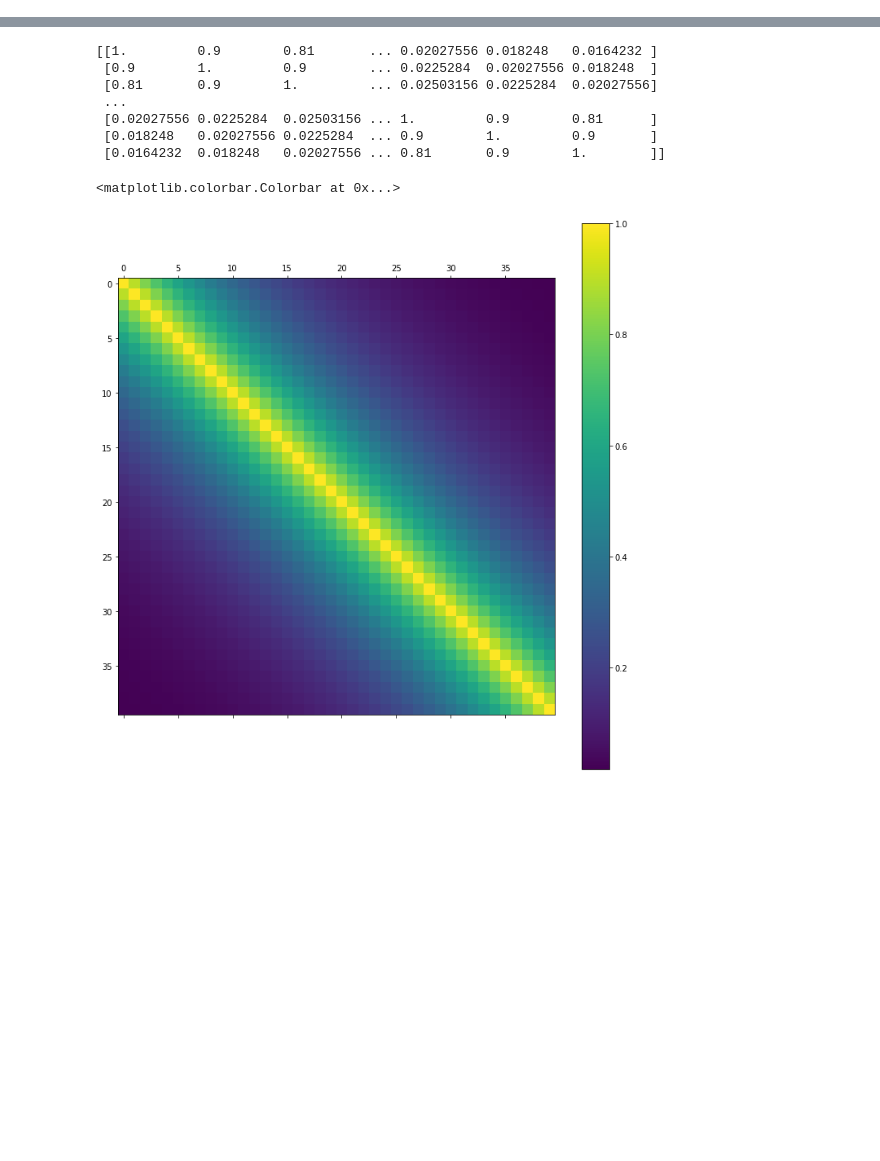
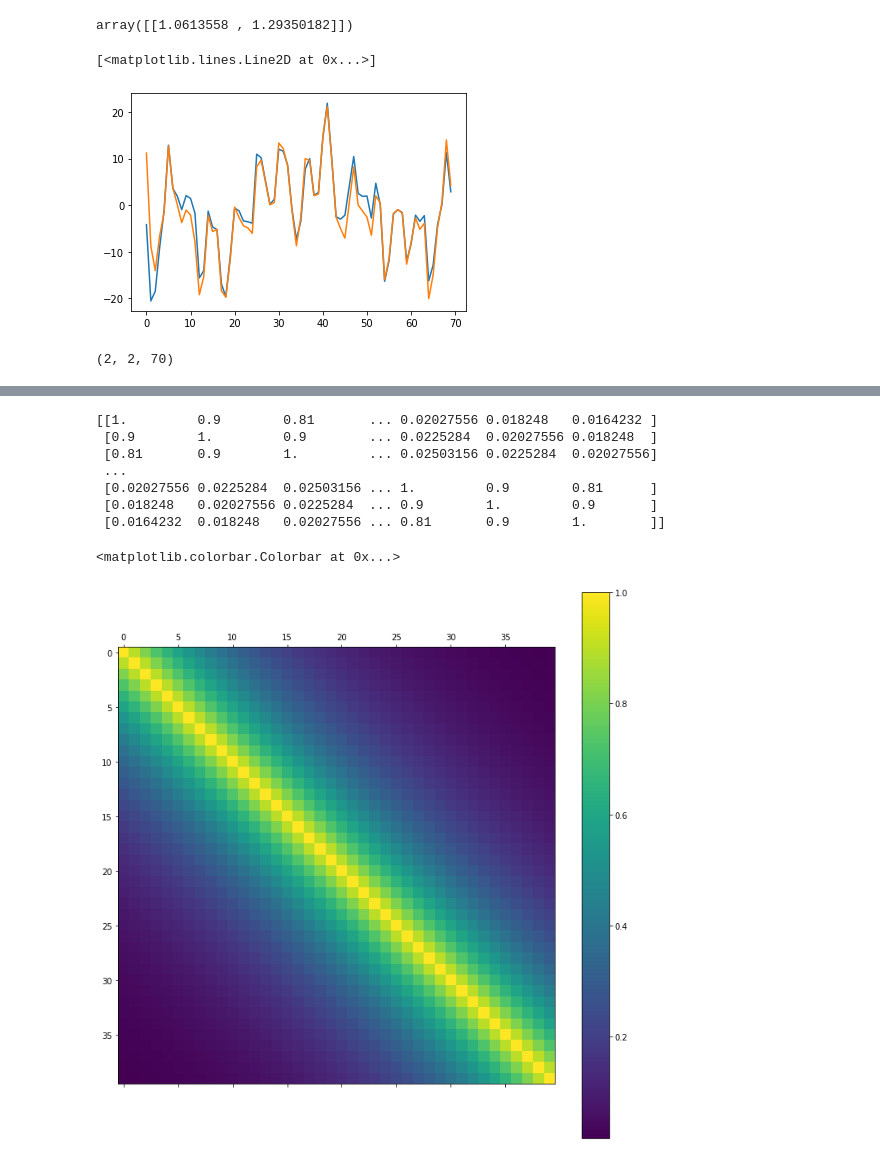
Before and after one commit to brianjburrow/CodingTest_AIR, a Jupyter notebook: EnKF.ipynb, the cells around one changed output, grey strips where cells are left out. Drawn from its saved outputs; the diff is of its cells as text; code cells hidden in the pictures; blank space fills up the shorter version.

```diff
--- a/EnKF.ipynb
+++ b/EnKF.ipynb
@@ -242,0 +500,42 @@ cova.shape
+# %%
+measurement_model_2d(np.array([1, 1]))
+# %% [output]
+array([[1.0613558 , 1.29350182]])
+# %%
+enkf_mv = ensemble_kalman_filter_multivariate(2, 2)
+# %%
+enkf_mv.set_forward_model(measurement_model_2d)
+enkf_mv.set_forward_model_covariance(np.eye(2))
+
+enkf_mv.set_ensemble_size(100)
+
+enkf_mv.set_state_evolution_model(evolution_2d)
+enkf_mv.set_state_evolution_model_covariance(10*np.eye(2))
+# %%
+times = np.array(range(1, 71))
+initial_state = np.array([-5,10])
+initial_state_covariance = 10*np.eye(2)
+states = np.zeros([2, 70])
+measurements = np.zeros_like(states)
+estimate = np.zeros_like(states)
+error = np.zeros([2,2,70])
+enkf_mv.initialize_problem(initial_state, initial_state_covariance, 1, 1, 100)
+# %%
+for iTime, time in enumerate(times):
+    if time == 1:
+        states[:, iTime] = initial_state
+        estimate[:, iTime] = initial_state
+    else:
+        states[:, iTime] = evolution_2d(states[:, iTime - 1], time, nSamples = 1)
+    measurements[:, iTime] = measurement_model_2d(states[:, iTime])
+    estimate[:,iTime], error[:,:, iTime] = enkf_mv.assimilate_data(measurements[:, iTime], time)
+# %%
+plt.plot(estimate[0])
+plt.plot(estimate[1])
+# %% [output]
+[<matplotlib.lines.Line2D at 0x...>]
+[figure, added]
+# %%
+error.shape
+# %% [output]
+(2, 2, 70)
```
Also changed, not shown: parts of 63 cells of this notebook, 1 other file.
